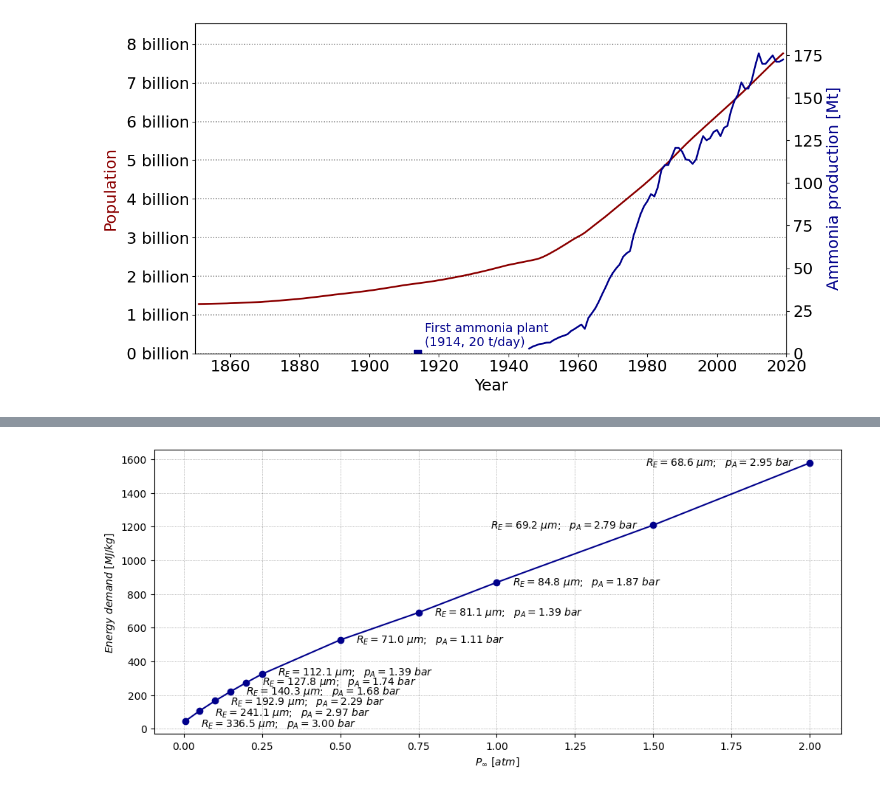
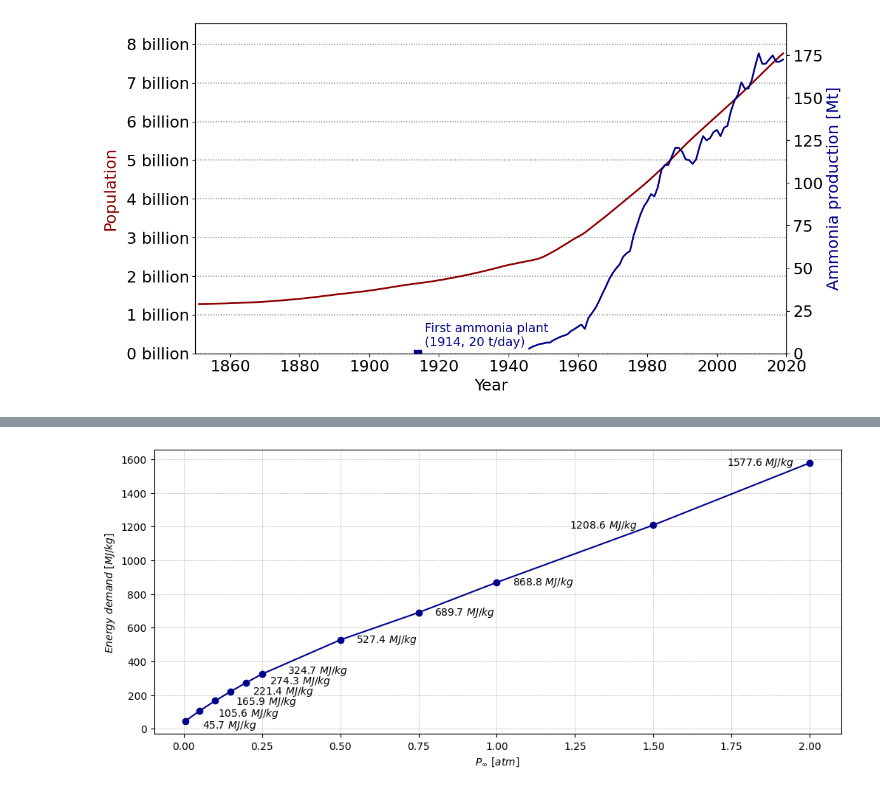
Before and after one commit to hihihi2001/parameter_studies, a Jupyter notebook: ammonia_graphs.ipynb, the cells around one changed output, grey strips where cells are left out. Drawn from its saved outputs; the diff is of its cells as text; code cells hidden in the pictures.

```diff
--- a/ammonia_graphs.ipynb
+++ b/ammonia_graphs.ipynb
@@ -128,29 +128,31 @@ for pressure in pressures:
 # %%
 energies = [df['energy_efficiency'].min() for df in dfs]
 x = -3
 # set figure size
 plt.figure(figsize=(12, 5))
 
 plt.plot(pressures[:x], energies[:x], 'o-', color='darkblue')
 plt.xlabel('$P_\infty \  [atm]$')
 plt.ylabel('$Energy \ demand \ [MJ/kg]$')
 #plt.yscale('log')
 plt.grid(color='k', axis='both', linestyle=':', linewidth=0.5, alpha=0.5)
 
 for i in range(len(pressures[:x])):
     line = dfs[i].loc[dfs[i]['energy_efficiency'] == dfs[i]['energy_efficiency'].min()]
     line = line.to_dict(orient='records')[0]
-    text = f'$R_E={1e6*line["R_E"]: .1f}\ \mu m;\ \ p_A={-1e-5*line["p_A"]: .2f}\ bar$'
+    text = f'$R_E={1e6*line["R_E"]: .1f}\ [\mu m];\ \ \ p_A={-1e-5*line["p_A"]: .2f}\ [bar]$'
+    text = f'${line["energy_efficiency"]: .1f}\ MJ/kg$'
     if i > 8:
         orientation = 'right'
         pos = pressures[i]-0.05
     else:
         orientation = 'left'
         pos = pressures[i]+0.05
     if i < 6:
-        energy = energies[i]*1.1-20
+        energy = energies[i]*1.15-30
+        pos *= 1.1
     else:
         energy = energies[i]
     plt.text(pos, energy, text, horizontalalignment=orientation, verticalalignment='center', fontsize=10, color='black')
 # %% [output]
-[figure, old version]
+[figure, new version]
```
Also changed, not shown: parts of 2 cells of this notebook, 5 other files.
